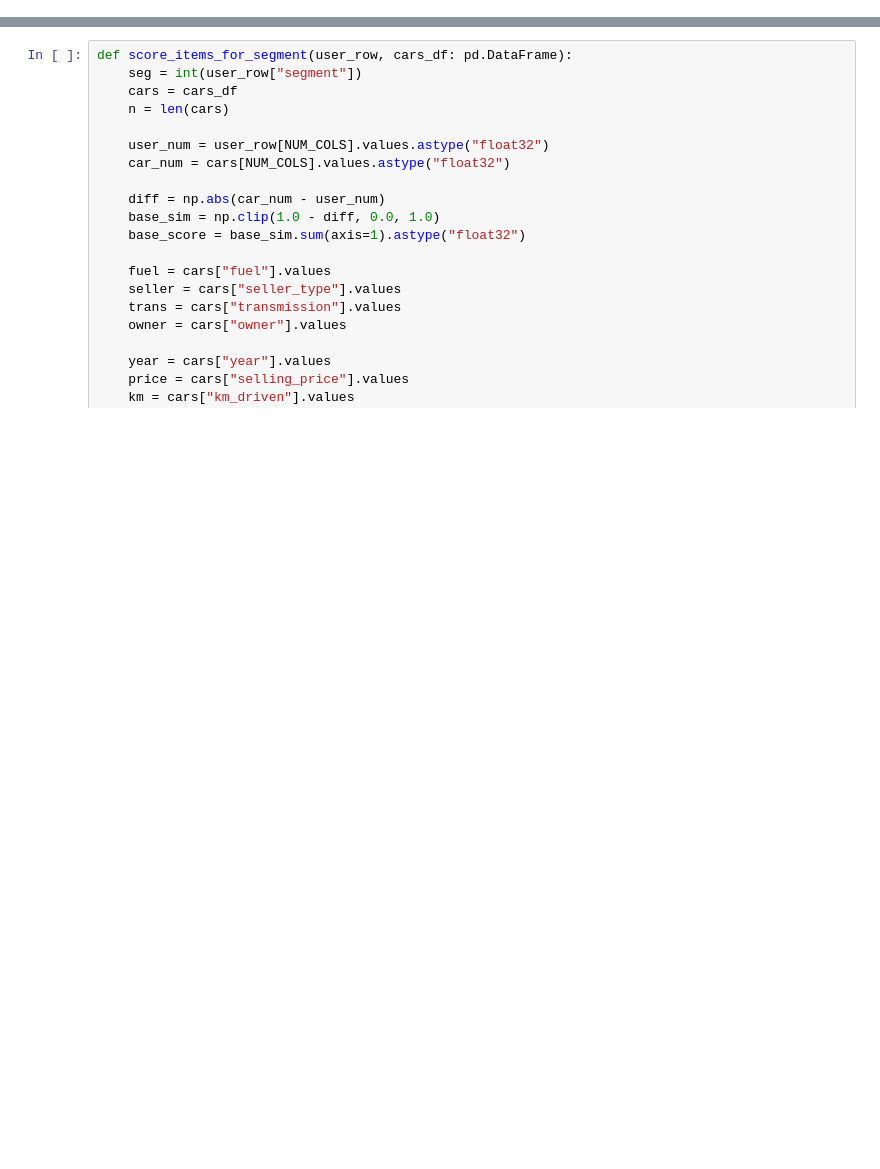
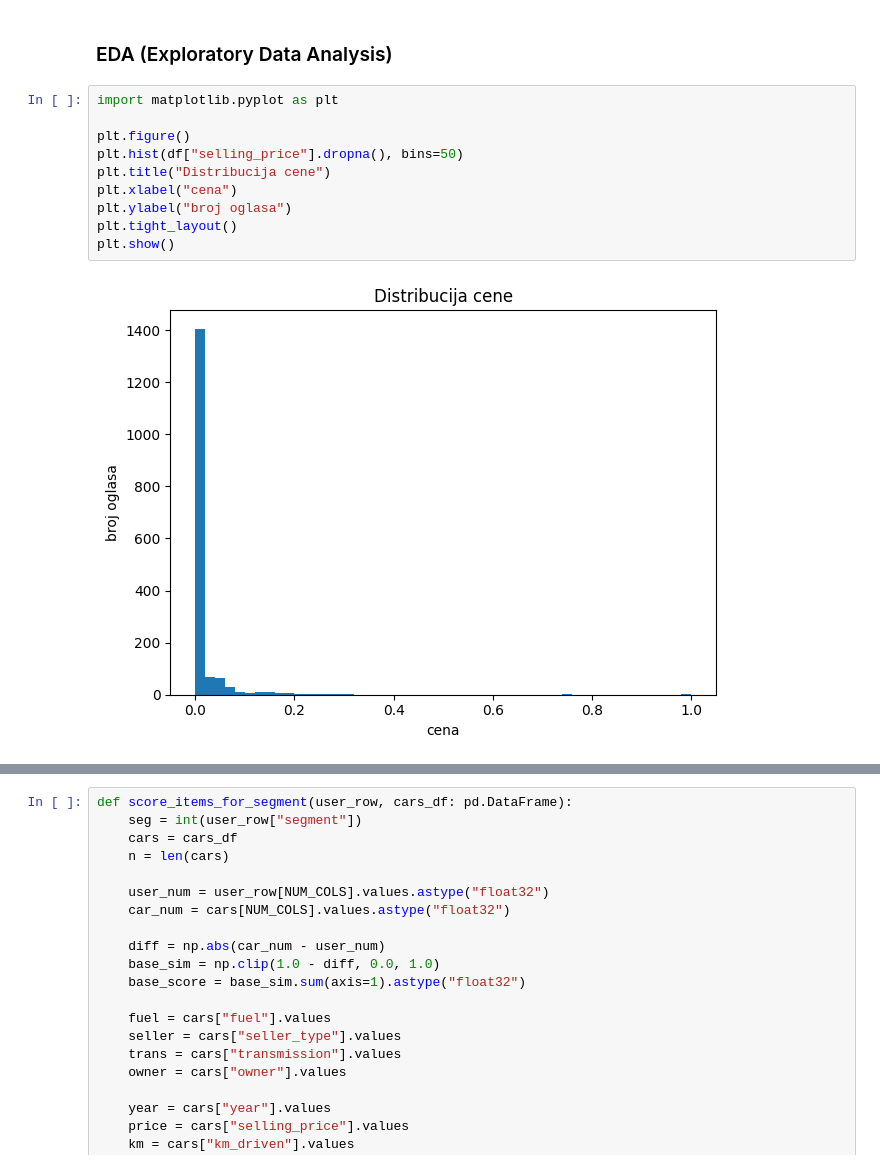
Before and after one commit to nemanjastojanovicc/web-mining, a Jupyter notebook: project/web-mining-cars-2.ipynb, the cells around one changed output, grey strips where cells are left out. Drawn from its saved outputs; the diff is of its cells as text; blank space fills up the shorter version.

```diff
--- a/project/web-mining-cars-2.ipynb
+++ b/project/web-mining-cars-2.ipynb
@@ -125,0 +158,14 @@ df.reset_index(drop=True, inplace=True)
+# %% [markdown]
+### EDA (Exploratory Data Analysis)
+# %%
+import matplotlib.pyplot as plt
+
+plt.figure()
+plt.hist(df["selling_price"].dropna(), bins=50)
+plt.title("Distribucija cene")
+plt.xlabel("cena")
+plt.ylabel("broj oglasa")
+plt.tight_layout()
+plt.show()
+# %% [output]
+[figure, added]
```
Also changed, not shown: parts of 33 cells of this notebook.
